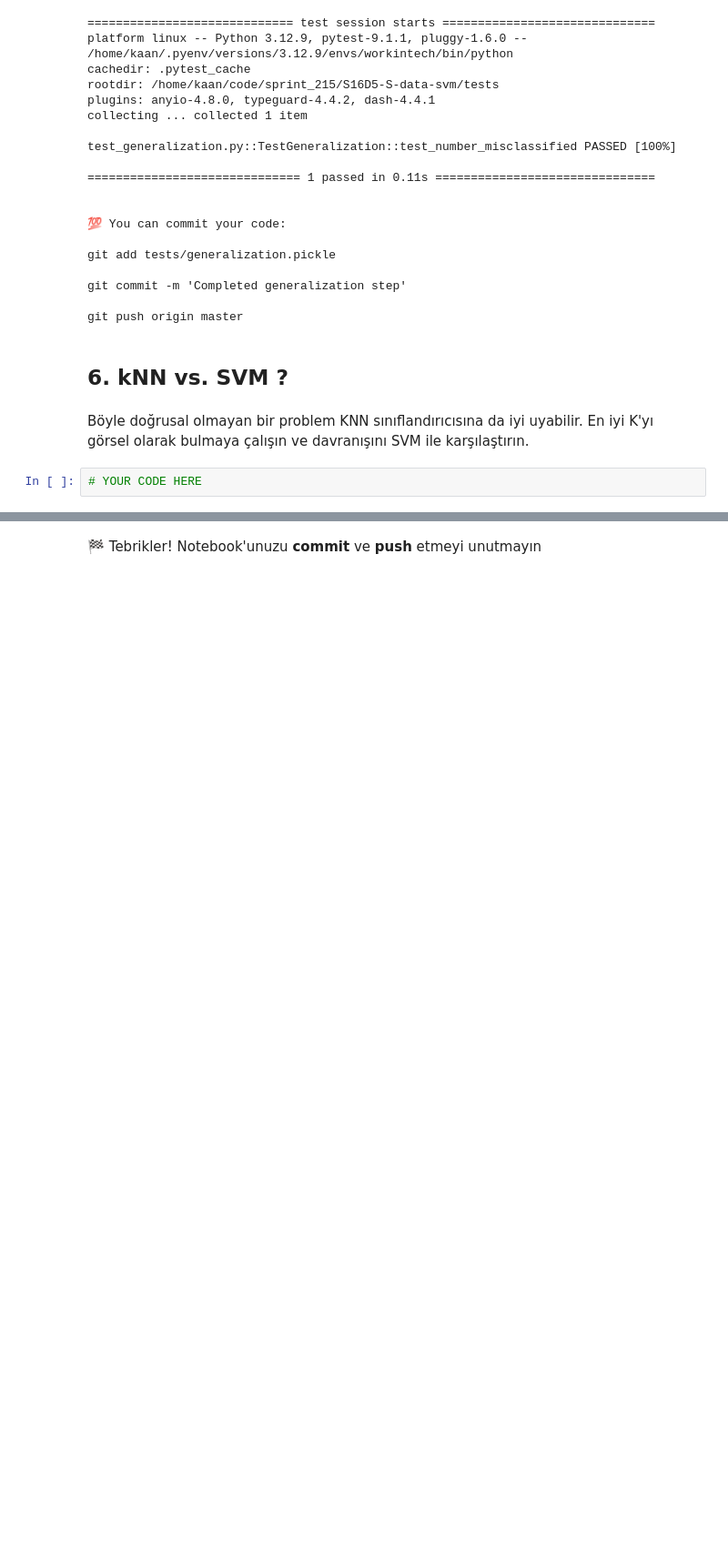
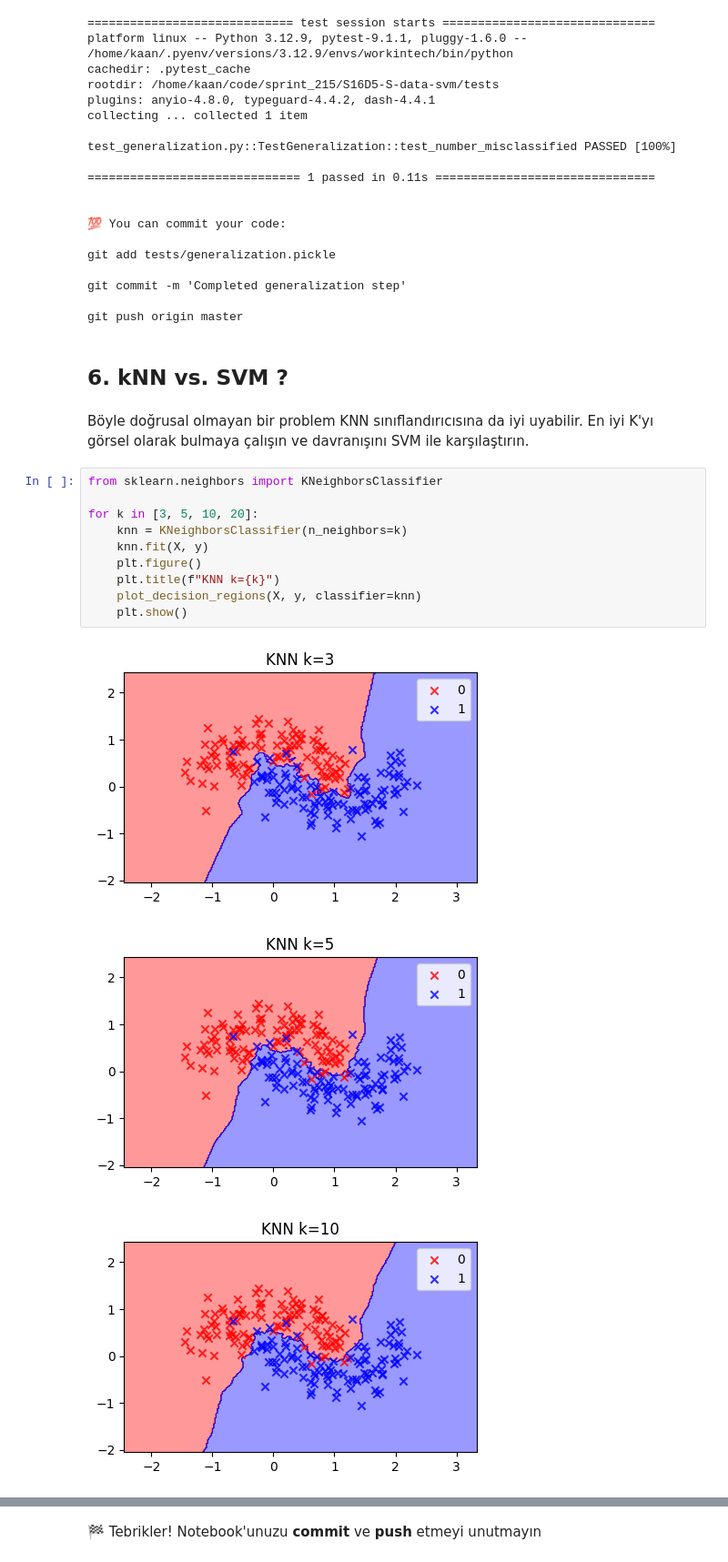
Before and after one commit to kaanaydin02/S16D5-S-data-svm, a Jupyter notebook: SVM.ipynb, the cells around one changed output, grey strips where cells are left out. Shown at 91% size. Drawn from its saved outputs; the diff is of its cells as text; blank space fills up the shorter version.

```diff
--- a/SVM.ipynb
+++ b/SVM.ipynb
@@ -594,5 +594,17 @@ git push origin master
 # %% [markdown]
 Böyle doğrusal olmayan bir problem KNN sınıflandırıcısına da iyi uyabilir.
 En iyi K'yı görsel olarak bulmaya çalışın ve davranışını SVM ile karşılaştırın.
-# %%
-# YOUR CODE HERE
+# %%
+from sklearn.neighbors import KNeighborsClassifier
+
+for k in [3, 5, 10, 20]:
+    knn = KNeighborsClassifier(n_neighbors=k)
+    knn.fit(X, y)
+    plt.figure()
+    plt.title(f"KNN k={k}")
+    plot_decision_regions(X, y, classifier=knn)
+    plt.show()
+# %% [output]
+[figure, added]
+[figure, added]
+[figure, added]
```
Also changed, not shown: parts of 1 cell of this notebook.
